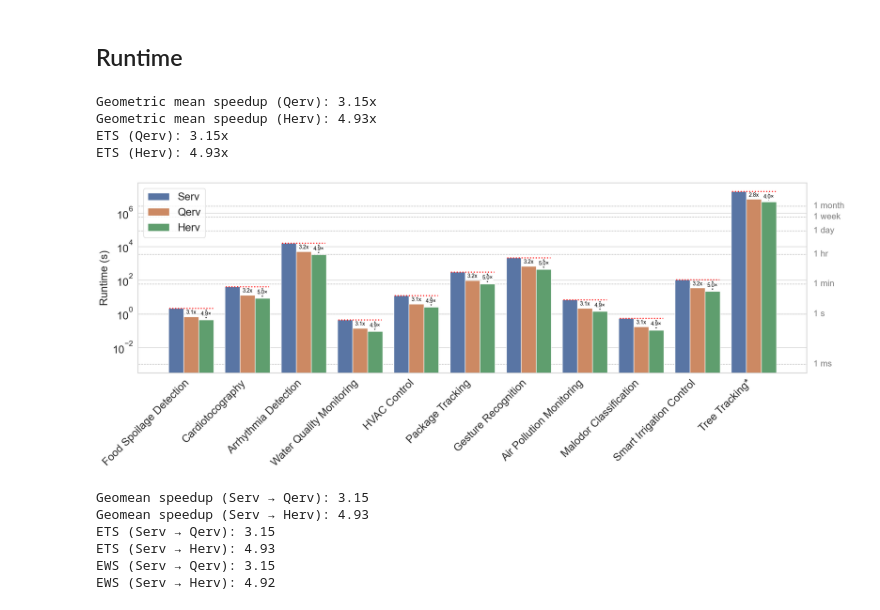
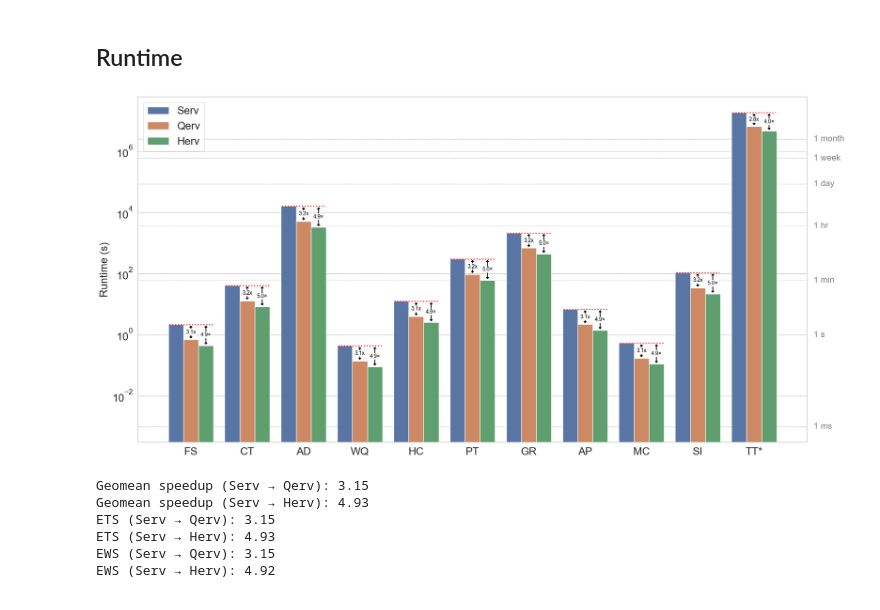
Before and after one commit to ShvetankPrakash/FlexiFlow, a Jupyter notebook: model/FlexiBenchAnalysis.ipynb, the cells around one changed output. Cells and saved outputs as stored; diff of their text form; code cells hidden in the pictures.

```diff
--- a/model/FlexiBenchAnalysis.ipynb
+++ b/model/FlexiBenchAnalysis.ipynb
@@ -71,6 +71,21 @@ CYCLES_PER_INSTRUCTION_BY_CORE = {
         'Jumps': 32+3
     }
 }
+
+# Short-hand names for workloads for plotting/labels
+SHORT_HAND_NAMES = {
+    "Gesture Recognition": "GR",
+    "Malodor Classification": "MC",
+    "Water Quality Monitoring": "WQ",
+    "HVAC Control": "HC",
+    "Air Pollution Monitoring": "AP",
+    "Arrhythmia Detection": "AD",
+    "Food Spoilage Detection": "FS",
+    "Cardiotocography": "CT",
+    "Package Tracking": "PT",
+    "Smart Irrigation Control": "SI",
+    "Tree Tracking": "TT"
+}
 # %%
 
 # Read the instruction counts CSV
@@ -499,7 +521,7 @@ embodied_area_df = pd.read_csv("embodied-carbon.csv")
 # Prepare data for stacked percent bar chart
 systems = ['Serv', 'Qerv', 'Herv']
 
-TEXT_SIZE = 25
+TEXT_SIZE = 30
 plt.rcParams.update({
     'font.size': TEXT_SIZE,
     'axes.titlesize': TEXT_SIZE,
@@ -799,7 +824,7 @@ def plot_runtime_per_workload_log():
 
     df = pd.DataFrame(data)
 
-    fig, ax = plt.subplots(figsize=(20, 8))
+    fig, ax = plt.subplots(figsize=(20, 10))
     barplot = sns.barplot(
         data=df,
         x="Workload",
@@ -815,10 +840,6 @@ def plot_runtime_per_workload_log():
 
     bar_containers = ax.containers
     # bar_containers[0] = Serv, [1] = Qerv, [2] = Herv
-
-    # Lists to store speedups for geomean calculation
-    speedups_qerv = []
-    speedups_herv = []
 
     for i, workload in enumerate(xtick_labels):
         if workload == "Tree Tracking*":
@@ -855,8 +876,6 @@ def plot_runtime_per_workload_log():
 
         # For Qerv
         speedup_qerv = serv_runtime / qerv_runtime
-        if workload != "Tree Tracking*":
-            speedups_qerv.append(speedup_qerv)
         # Calculate the midpoint for the arrow and text
         mid_y_qerv = qerv_runtime * (speedup_qerv)**.5
         # Draw the double-sided arrow
@@ -865,12 +884,13 @@ def plot_runtime_per_workload_log():
             xy=(qerv_x, qerv_runtime),
             xytext=(qerv_x, serv_runtime),
             arrowprops=dict(
-                arrowstyle='<->',
+                arrowstyle='<|-|>,head_length=.1,head_width=.1',
                 color='black',
                 lw=1.5,
                 linestyle='-',
                 shrinkA=2,
-                shrinkB=2
+                shrinkB=2,
+                fill=True
             ),
             annotation_clip=False
         )
@@ -885,20 +905,19 @@ def plot_runtime_per_workload_log():
 
         # For Herv
         speedup_herv = serv_runtime / herv_runtime
-        if workload != "Tree Tracking*":
-            speedups_herv.append(speedup_herv)
         mid_y_herv = herv_runtime * (speedup_herv)**.5
         ax.annotate(
             '',
             xy=(herv_x, herv_runtime),
             xytext=(herv_x, serv_runtime),
             arrowprops=dict(
-                arrowstyle='<->',
+                arrowstyle='<|-|>,head_length=.1,head_width=.1',
                 color='black',
                 lw=1.5,
                 linestyle='-',
                 shrinkA=2,
-                shrinkB=2
+                shrinkB=2,
+                fill=True
             ),
             annotation_clip=False
         )
@@ -909,25 +928,6 @@ def plot_runtime_per_workload_log():
             ha='center', va='center', fontsize=10, color='black', rotation=0,
             bbox=dict(facecolor='white', edgecolor='none', boxstyle='round,pad=0.1', alpha=1)
         )
-
-    # Compute and print geometric mean of speedups
-    # Calculate equal work harmonic mean speedup for Qerv and Herv
-    def harmonic_mean(arr):
-        arr = np.array(arr)
-        return len(arr) / np.sum(1.0 / arr)
-
-    geomean_qerv = scipy.stats.gmean(speedups_qerv)
-    geomean_herv = scipy.stats.gmean(speedups_herv)
-
-    harmonic_qerv = harmonic_mean(speedups_qerv)
-    harmonic_herv = harmonic_mean(speedups_herv)
-    print(f"Geometric mean speedup (Qerv): {geomean_qerv:.2f}x")
-    print(f"Geometric mean speedup (Herv): {geomean_herv:.2f}x")
-
-    print(f"ETS (Qerv): {harmonic_qerv:.2f}x")
-    print(f"ETS (Herv): {harmonic_herv:.2f}x")
-
-    qerv_sec_per_instr = serv_runtime
 
     for i, (label, yval) in enumerate(DUTY_CYCLE_THRESHOLDS.items()):
         ax.axhline(
@@ -935,39 +935,41 @@ def plot_runtime_per_workload_log():
             color='gray',
             linestyle=':',
             linewidth=1,
             zorder=0
         )
         # Add the label as text on the y-axis at the corresponding y position
         ax.text(
             1.01,  # x position just outside the right edge (axes fraction)
             yval,
             f"{label}",
             va='center',
             ha='left',
             color='gray',
             fontsize=TEXT_SIZE-4,
             transform=ax.get_yaxis_transform(),
             clip_on=False
         )
 
+
+
     ax.set_yscale('log')
     ax.set_ylabel('Runtime (s)')
-    ax.set_xticklabels(ax.get_xticklabels(), rotation=45, ha='right')
+    xtick_labels = [SHORT_HAND_NAMES.get(w, w) for w in sorted_workloads_power]
+    xtick_labels[10] = "TT*"
+    ax.set_xticklabels(xtick_labels, rotation=0, ha='center')
+
+    # ax.set_xticklabels(ax.get_xticklabels(), rotation=45, ha='right')
     ax.set_xlabel("")
     ax.legend(loc="upper left")
     plt.tight_layout()
 
     return fig,ax
 
 # Example usage:
 fig, ax = plot_runtime_per_workload_log()
 fig.savefig("plots/flexibench_runtime_cycle_accurate.pdf", bbox_inches='tight')
 # %% [output]
-Geometric mean speedup (Qerv): 3.15x
-Geometric mean speedup (Herv): 4.93x
-ETS (Qerv): 3.15x
-ETS (Herv): 4.93x
-[figure, old version]
+[figure, new version]
 # %%
 serv_cycles = []
 qerv_cycles = []
```
Also changed, not shown: parts of 11 cells of this notebook, 5 other files.
